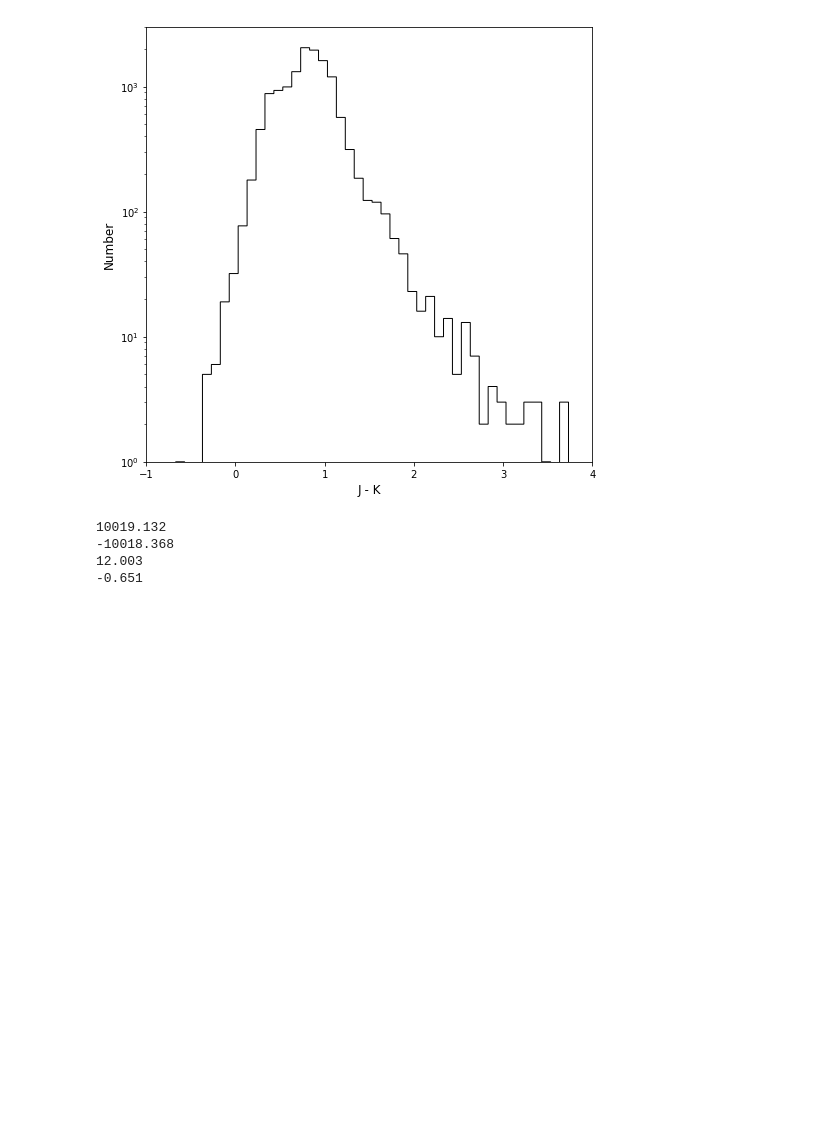
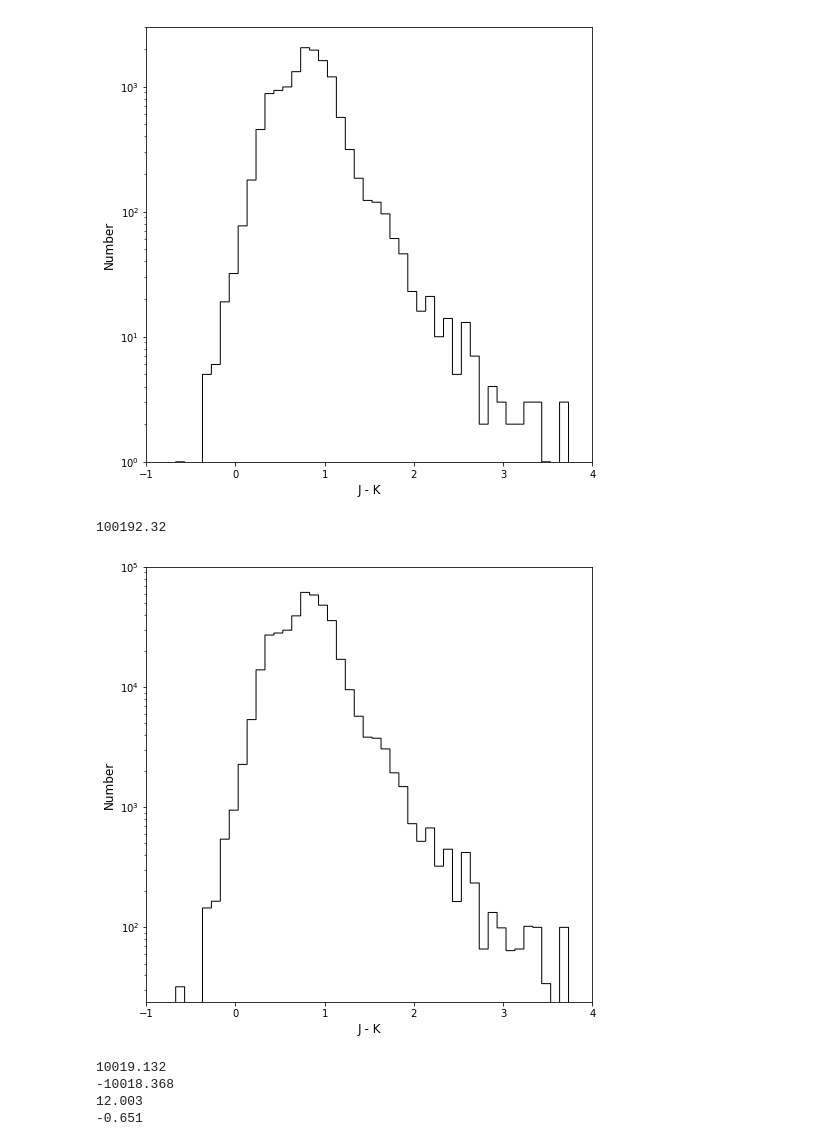
Before and after one commit to alechirschauer/NGC6822, a Jupyter notebook: CMD_26Sep2018.ipynb, the cells around one changed output. Drawn from its saved outputs; the diff is of its cells as text; code cells hidden in the pictures; blank space fills up the shorter version.

```diff
--- a/CMD_26Sep2018.ipynb
+++ b/CMD_26Sep2018.ipynb
@@ -270,6 +270,26 @@ plt.close()
 # %% [output]
 100192.32
 [figure]
+# %%
+# J-K
+# histogram (using "filter_phot_data")
+#
+binwidth = 0.1
+bin_number = (max(filter_phot_data.jMINUSk)+binwidth)/binwidth
+print bin_number
+#
+fig = plt.figure(figsize = (8,8))
+plt.hist(filter_phot_data.jMINUSk, bins=np.arange(min(filter_phot_data.jMINUSk), max(filter_phot_data.jMINUSk) + binwidth, binwidth), histtype='step', color='black')
+plt.yscale('log', nonposy='clip')
+plt.xlim(-1.0, 4.0)
+plt.ylim(0.0, 100000.0)
+plt.xlabel('J - K', size=12)
+plt.ylabel('Number', size=12)
+plt.show()
+plt.close()
+# %% [output]
+100192.32
+[figure, added]
 # %%
 # The histogram made in Cell 12 uses the supposedly "filtered" dataset,
 # but clearly this procedure hasn't worked the way it is supposed to,
```
